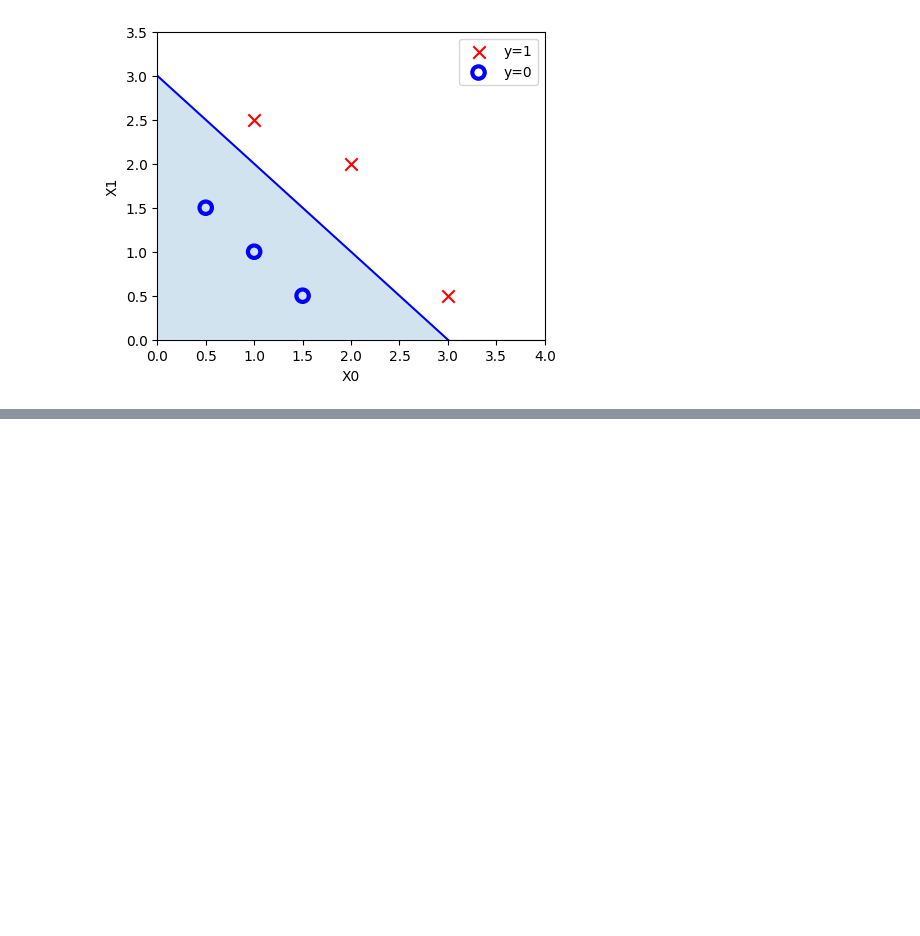
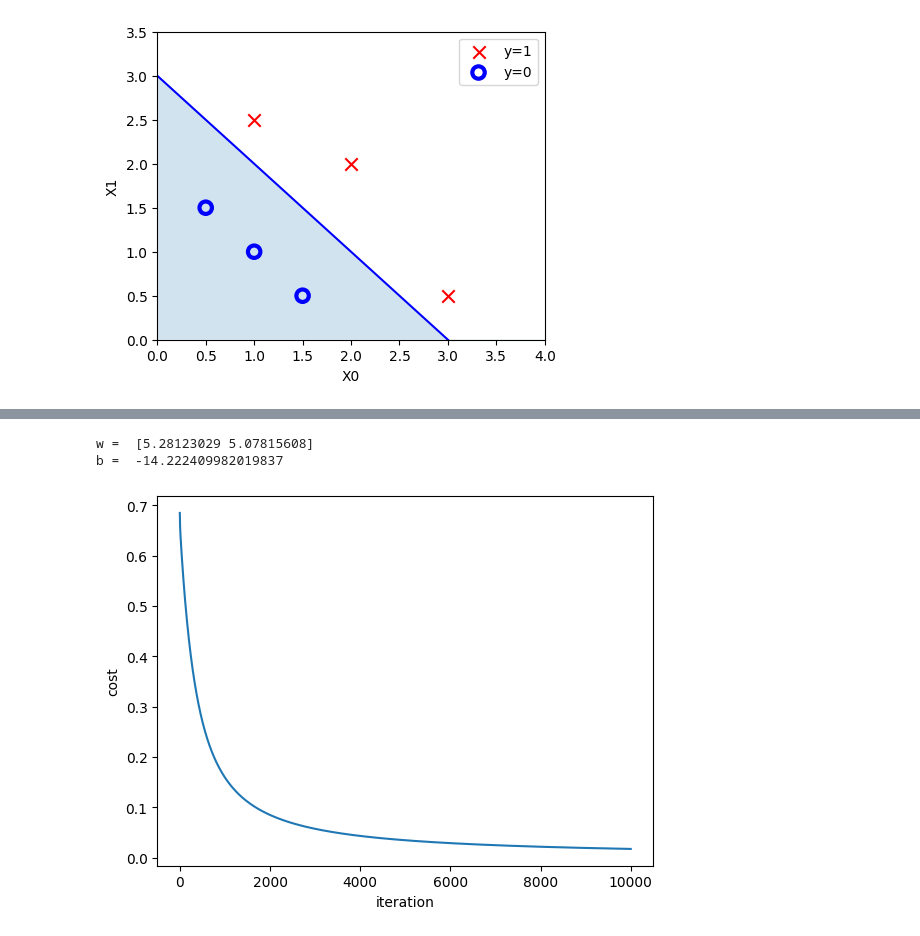
Before and after one commit to crazypanda123/Machine-Learning-Specialization, a Jupyter notebook: Course 1 - Supervised Machine Learning- Regression and Classification/test_C1.ipynb, the cells around one changed output, grey strips where cells are left out. Cells and saved outputs as stored; diff of their text form; code cells hidden in the pictures; blank space fills up the shorter version.

```diff
--- a/Course 1 - Supervised Machine Learning- Regression and Classification/test_C1.ipynb
+++ b/Course 1 - Supervised Machine Learning- Regression and Classification/test_C1.ipynb
@@ -827,0 +948,47 @@ ax.legend(loc=loc)
+# %%
+def compute_gradient_logistic(X, y, w, b):
+    m = X.shape[0]
+    n = X.shape[1]
+    dj_dw = np.zeros(n)
+    dj_db = 0
+    for i in range(m):
+        f_wb_i = sigmoid(np.dot(X[i],w) + b)
+        err_i  = f_wb_i  - y[i]
+        dj_dw = dj_dw + err_i*X[i]
+        dj_db = dj_db + err_i
+
+    return dj_dw/m, dj_db/m
+# %%
+def gradient_descent(X, y, w_in, b_in, alpha, num_iters, cost_function, gradient_function):
+    w = w_in
+    b = b_in
+    iter_list = []
+    cost_list = []
+    for i in range(num_iters):
+        dj_dw, dj_db = gradient_function(X, y, w, b)
+        w = w - (alpha * dj_dw)
+        b = b - (alpha * dj_db)
+        iter_list.append(i)
+        cost_list.append(cost_function(X, y, w, b))
+
+    plt.plot(iter_list, cost_list)
+    plt.xlabel('iteration')
+    plt.ylabel('cost')
+
+    print('w = ', w)
+    print('b = ', b)
+
+    return w, b
+# %%
+X = np.array([[0.5, 1.5], [1,1], [1.5, 0.5], [3, 0.5], [2, 2], [1, 2.5]])
+y = np.array([0, 0, 0, 1, 1, 1])
+w_tmp = np.zeros_like(X[0])
+b_tmp = 0
+alpha = 0.1
+iters = 10000
+
+w_out, b_out = gradient_descent(X, y, w_tmp, b_tmp, alpha, iters,compute_cost_logistic, compute_gradient_logistic)
+# %% [output]
+w =  [5.28123029 5.07815608]
+b =  -14.222409982019837
+[figure, added]
```
Also changed, not shown: parts of 24 cells of this notebook, 2 other files.
